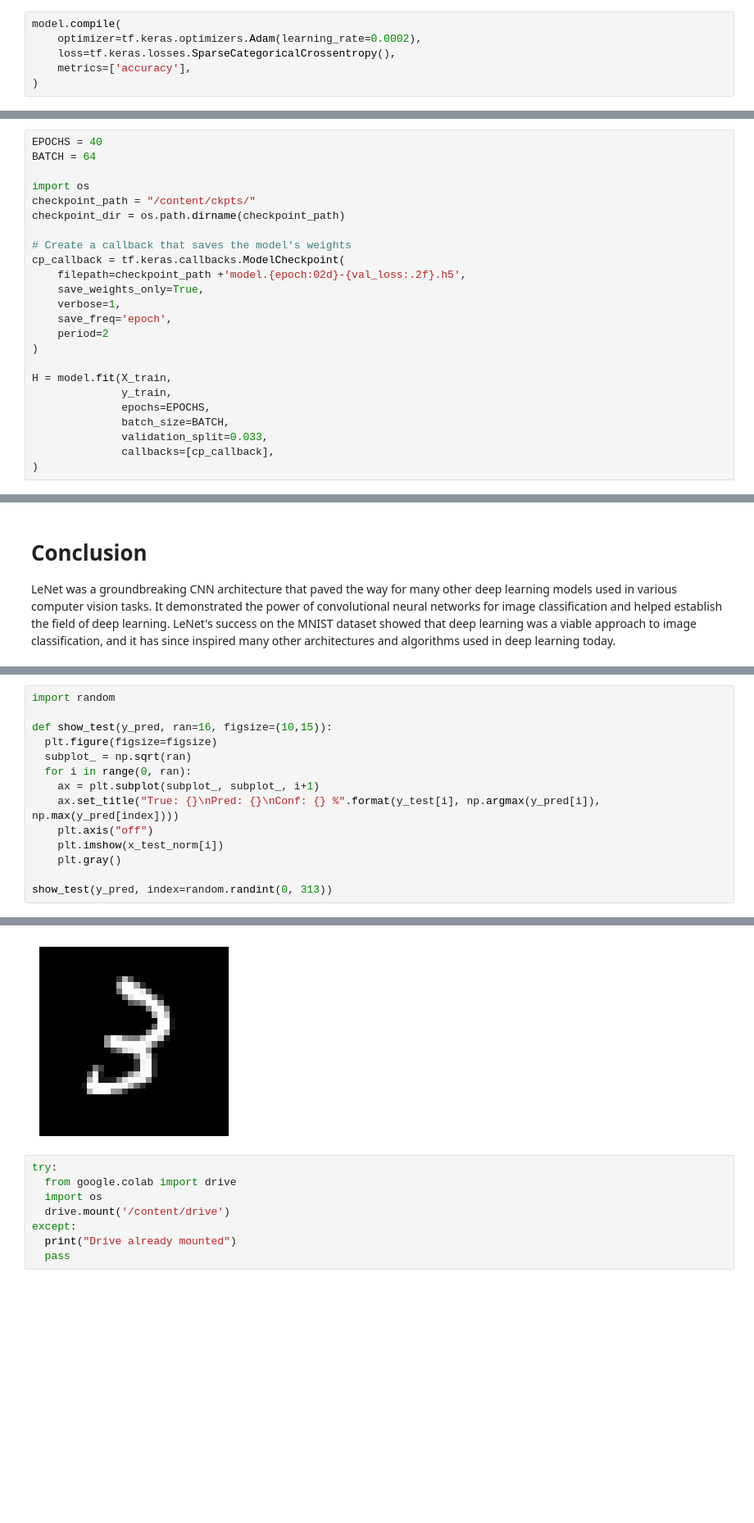
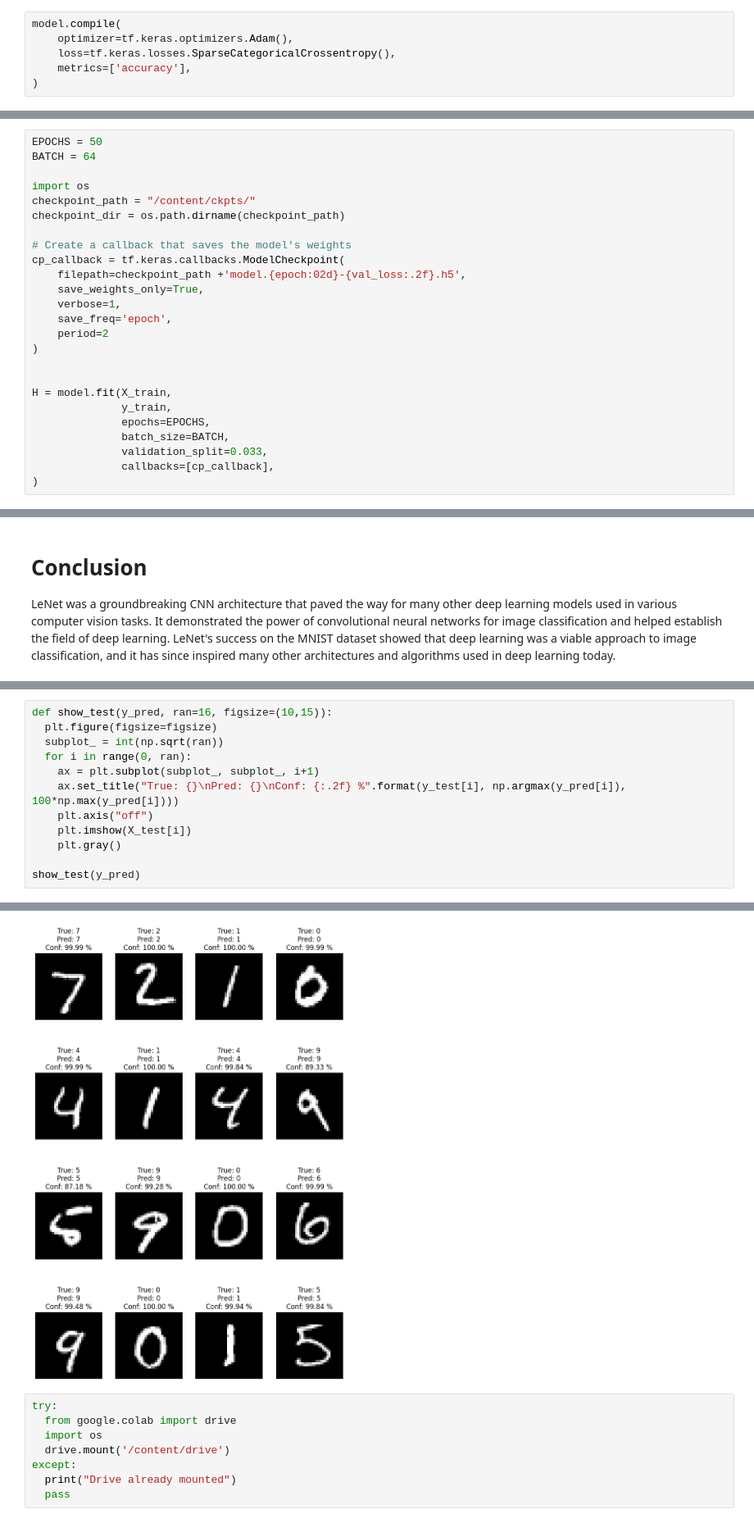
Before and after one commit to VictorMilhomem/ConvNN, a Jupyter notebook: LeNet.ipynb, the cells around one changed output, grey strips where cells are left out. Shown: that part at 82% size. Cells and saved outputs as stored; diff of their text form; blank space fills up the shorter version.

Commit message:
better plot

```diff
--- a/LeNet.ipynb
+++ b/LeNet.ipynb
@@ -96,7 +96,7 @@ Let's compile the model using the Adam optimizer with a learning rate equal to 0
 The metric we'll use is the accuracy.
 # %%
 model.compile(
-    optimizer=tf.keras.optimizers.Adam(learning_rate=0.0002),
+    optimizer=tf.keras.optimizers.Adam(),
     loss=tf.keras.losses.SparseCategoricalCrossentropy(),
     metrics=['accuracy'],
 )
@@ -107,5 +107,5 @@ The model is trained for 40 iterations with a batch size of 64, we'll use 2000 i
 # %%
-EPOCHS = 40
+EPOCHS = 50
 BATCH = 64
 
 import os
@@ -121,6 +121,7 @@ cp_callback = tf.keras.callbacks.ModelCheckpoint(
     period=2
 )
 
+
 H = model.fit(X_train,
               y_train,
               epochs=EPOCHS,
@@ -158,15 +178,13 @@ y_pred = model.predict(X_test)
 # %%
-import random
-
 def show_test(y_pred, ran=16, figsize=(10,15)):
   plt.figure(figsize=figsize)
-  subplot_ = np.sqrt(ran)
+  subplot_ = int(np.sqrt(ran))
   for i in range(0, ran):
     ax = plt.subplot(subplot_, subplot_, i+1)
-    ax.set_title("True: {}\nPred: {}\nConf: {} %".format(y_test[i], np.argmax(y_pred[i]), np.max(y_pred[index])))
+    ax.set_title("True: {}\nPred: {}\nConf: {:.2f} %".format(y_test[i], np.argmax(y_pred[i]), 100*np.max(y_pred[i])))
     plt.axis("off")
-    plt.imshow(x_test_norm[i])
+    plt.imshow(X_test[i])
     plt.gray()
 
-show_test(y_pred, index=random.randint(0, 313))
+show_test(y_pred)
 # %% [output]
@@ -175,4 +191,4 @@ This image is a 3
-[figure, old version]
+[figure, new version]
 # %%
 try:
   from google.colab import drive
```
Also changed, not shown: parts of 8 cells of this notebook.
